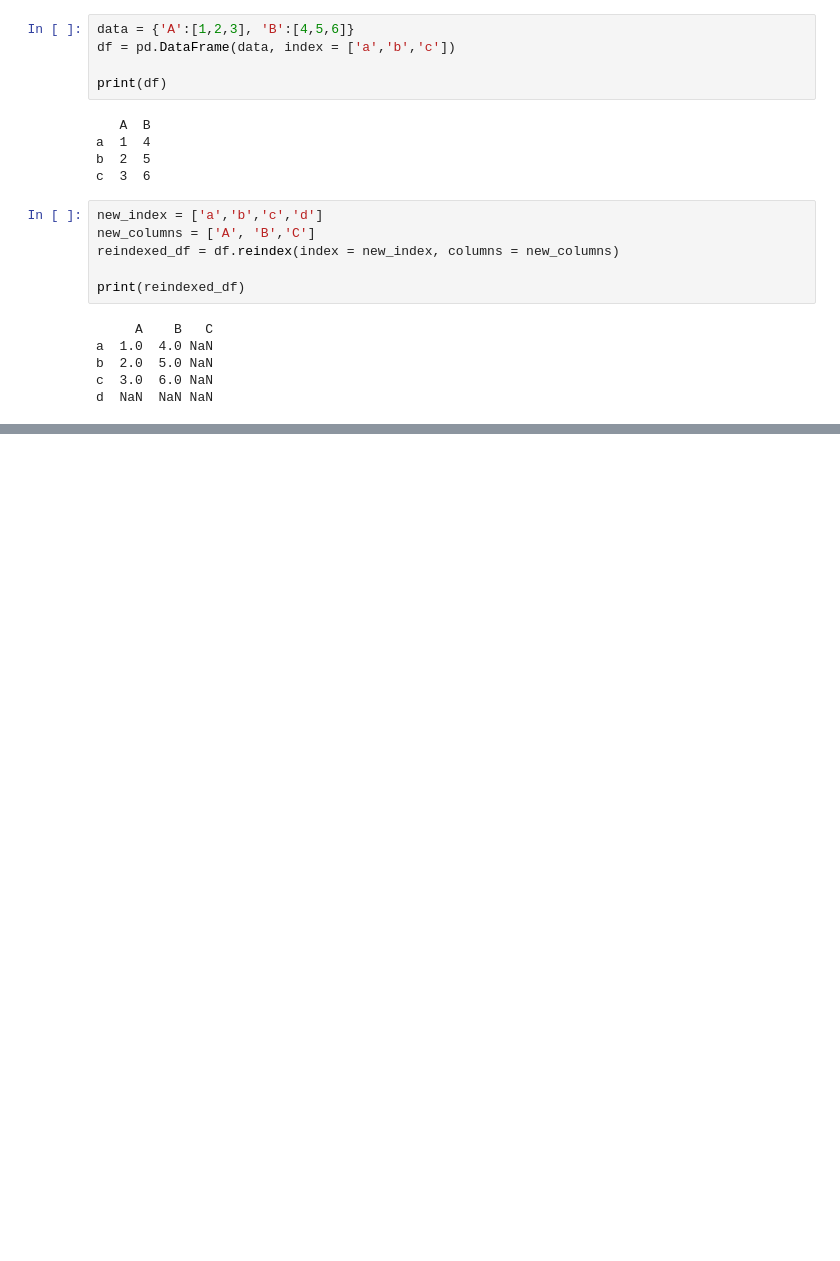
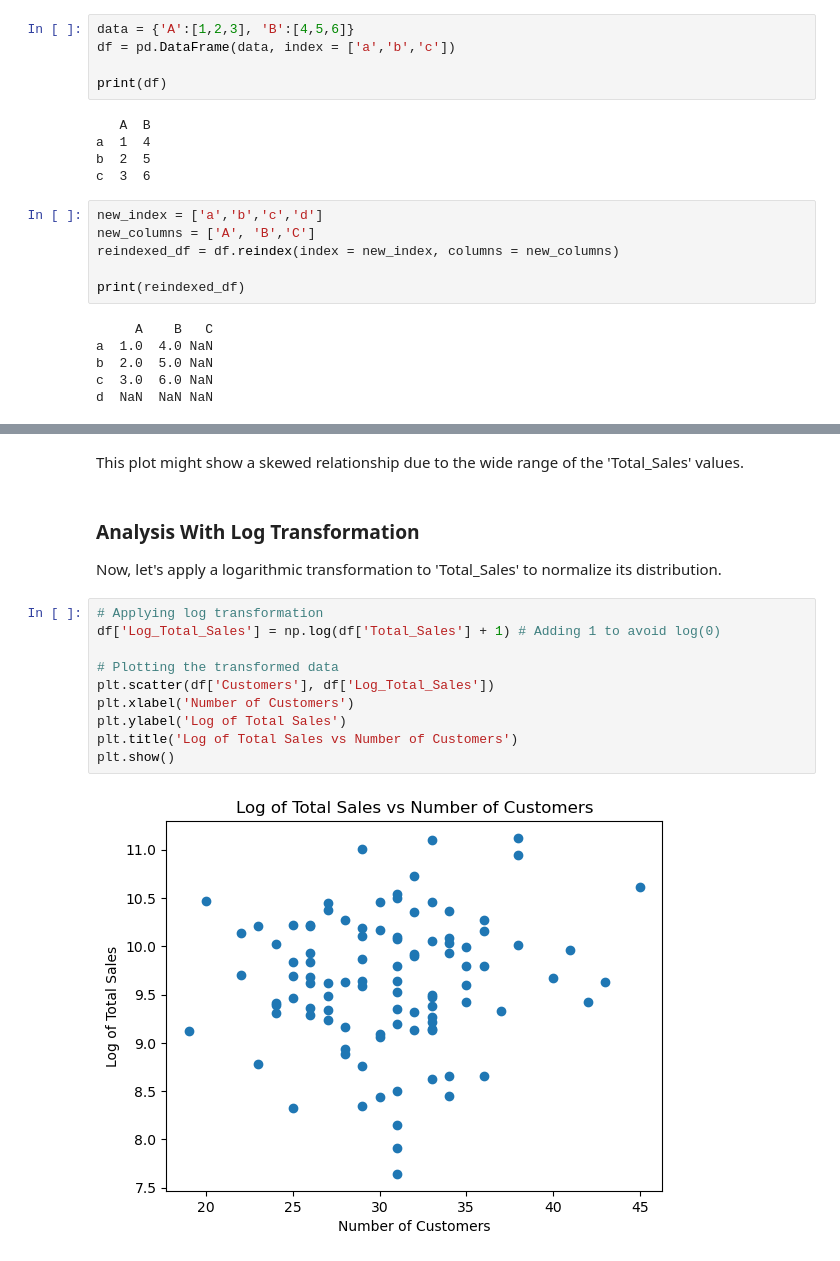
Before and after one commit to q-tong/CS405-605-Data-Science, a Jupyter notebook: Spring2024/Lecture/1.Pandas/example illustration.ipynb, the cells around one changed output, grey strips where cells are left out. Saved outputs shown, nothing was run; the diff lists cells and outputs as text; blank space fills up the shorter version.

```diff
--- a/Spring2024/Lecture/1.Pandas/example illustration.ipynb
+++ b/Spring2024/Lecture/1.Pandas/example illustration.ipynb
@@ -55,0 +95,17 @@ d  NaN  NaN NaN
+# %% [markdown]
+This plot might show a skewed relationship due to the wide range of the 'Total_Sales' values.
+# %% [markdown]
+### Analysis With Log Transformation
+Now, let's apply a logarithmic transformation to 'Total_Sales' to normalize its distribution.
+# %%
+# Applying log transformation
+df['Log_Total_Sales'] = np.log(df['Total_Sales'] + 1) # Adding 1 to avoid log(0)
+
+# Plotting the transformed data
+plt.scatter(df['Customers'], df['Log_Total_Sales'])
+plt.xlabel('Number of Customers')
+plt.ylabel('Log of Total Sales')
+plt.title('Log of Total Sales vs Number of Customers')
+plt.show()
+# %% [output]
+[figure, added]
```
Also changed, not shown: parts of 10 cells of this notebook, 5 other files.
